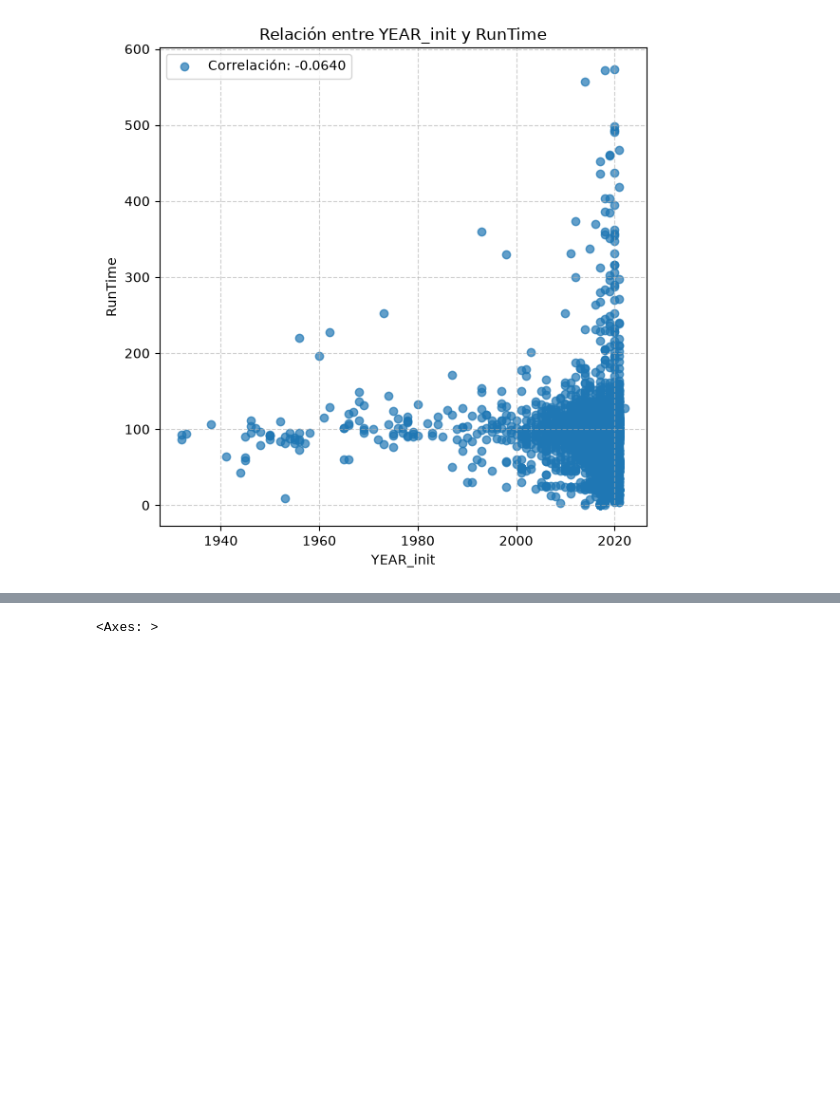
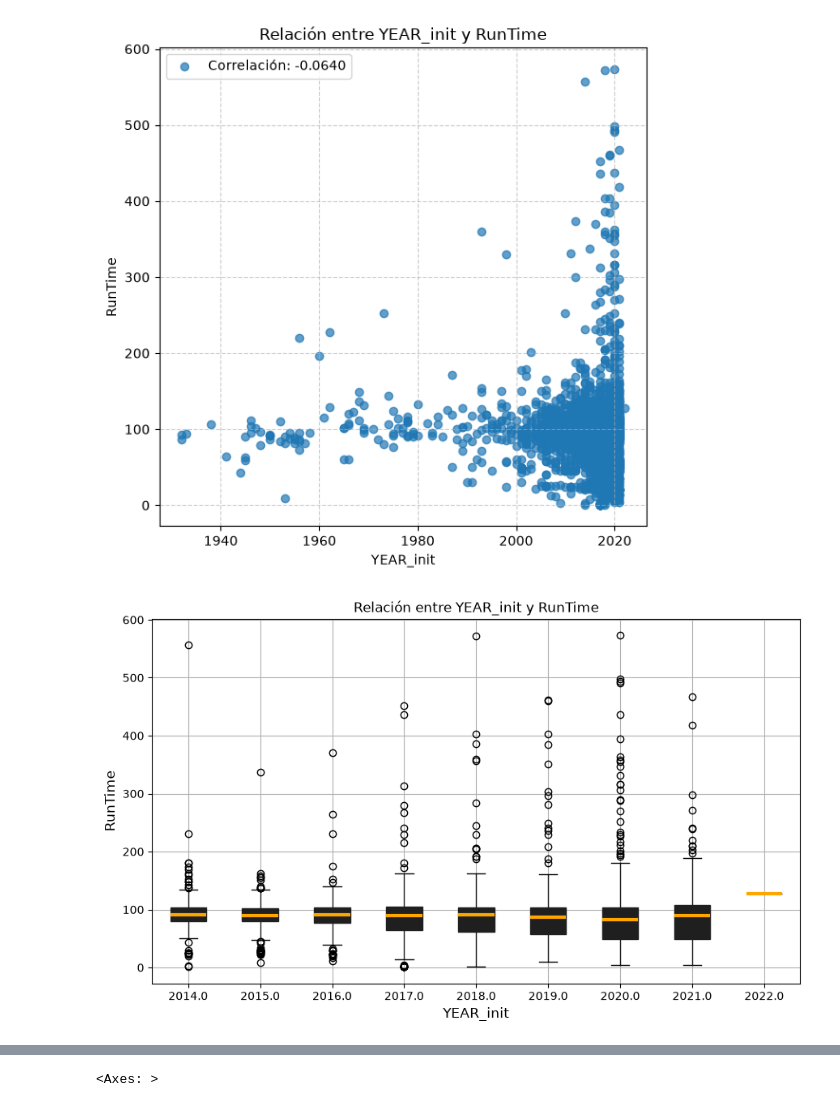
Before and after one commit to tomasrezola-dev/Ciencia-de-datos, a Jupyter notebook: tp4/ej1/ej1.ipynb, the cells around one changed output, grey strips where cells are left out. Cells and saved outputs as stored; diff of their text form; code cells hidden in the pictures; blank space fills up the shorter version.

```diff
--- a/tp4/ej1/ej1.ipynb
+++ b/tp4/ej1/ej1.ipynb
@@ -144,4 +159,4 @@ La justificación que debes agregar en el cuaderno (Markdown)Para responder comp
 # %% [markdown]
 <span style="color:orange">Existe el preconcepto de que las mejores películas según el público son las que han logrado mejores recaudaciones. ¿Qué podés decirnos de esta hipótesis, considerando los datos disponibles? Justificar.</span>
 # %%
-df = pre_df
+pre_df_e = pre_df_d.copy()
@@ -148,6 +167,6 @@ df = pre_df
 # %%
-df['RATING'].isna().sum()
-pre_df['Gross'] = (
+#convertimos a numerico
+pre_df_e['Gross'] = (
     df['Gross']
     .astype(str)
     .str.replace('$', '', regex=False)
@@ -155,8 +174,7 @@ pre_df['Gross'] = (
     .str.strip()
 )
 
-pre_df['Gross'] = pd.to_numeric(df['Gross'], errors='coerce')
+pre_df_e['Gross'] = pd.to_numeric(pre_df_e['Gross'], errors='coerce')
 
-df = pre_df
-pre_dfdf = df.dropna(subset=['RATING', 'Gross'])
+pre_df_e = pre_df_e.dropna(subset=['RATING', 'Gross'])
 # %%
@@ -170,6 +206,6 @@ utils.scatter_plot('Gross', 'RATING', df)
 # %% [markdown]
 <h3>Inciso f
 # %%
-pre_df_f = df
+pre_df_f = df.copy()
 # %%
 pre_df_f.info()
@@ -206,3 +281,7 @@ pre_pelis = pre_df_f[pre_df_f['type'] == 'M']
 utils.scatter_plot('YEAR_init', 'RunTime', pre_pelis)
 # %% [output]
 [figure]
+# %%
+utils.box_plot('YEAR_init', 'RunTime', pre_df_f[(pre_df_f['type'] == 'M') & (pre_df_f['YEAR_init'] >= 2014)])
+# %% [output]
+[figure, added]
```
Also changed, not shown: parts of 32 cells of this notebook, 1 other file.
